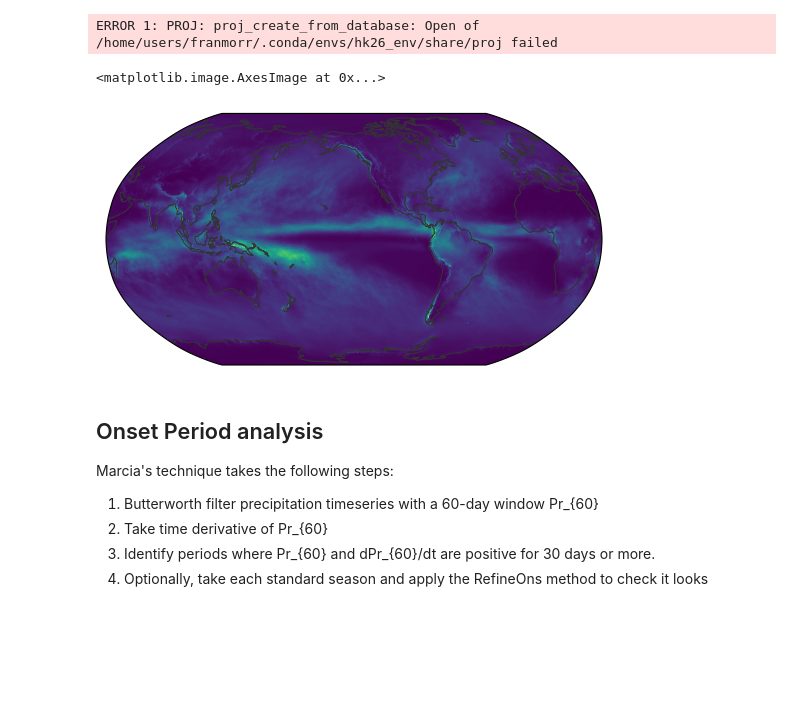
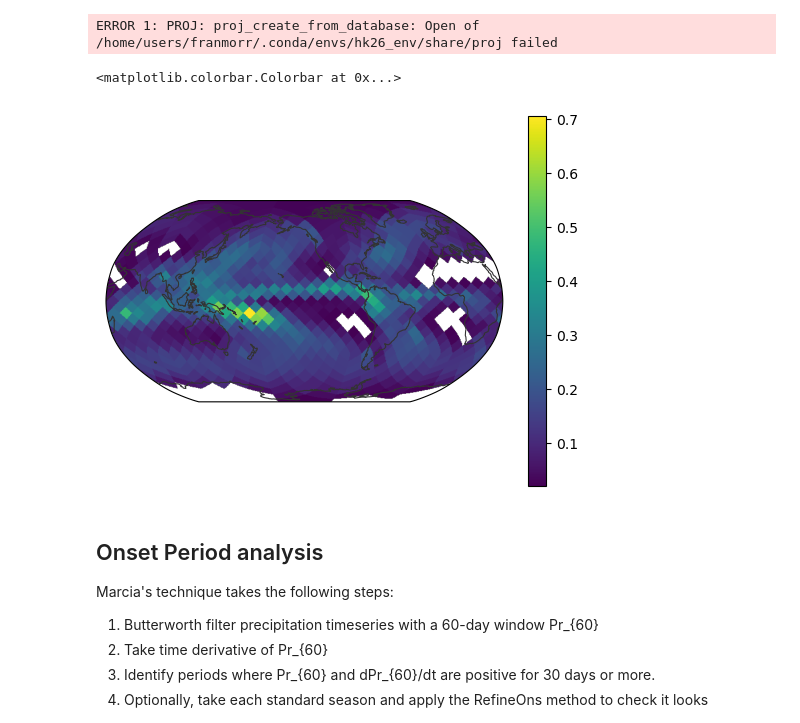
Before and after one commit to fran-morris-research/hackathon-monsoons, a Jupyter notebook: onset_identification/healpix_timeseries.ipynb, the cells around one changed output. Saved outputs shown, nothing was run; the diff lists cells and outputs as text; code cells hidden in the pictures; blank space fills up the shorter version.

Commit message:
unit conversion

```diff
--- a/onset_identification/healpix_timeseries.ipynb
+++ b/onset_identification/healpix_timeseries.ipynb
@@ -35,12 +35,15 @@ cat = intake.open_catalog(url)['UK']
 # sim = 'um_glm_n2560_RAL3p3_tuned_hk26'
 sim = 'um_glm_n1280_GAL9_v2_hk26'
 sim_cat = cat[sim]
-ds = sim_cat(zoom=7, time='PT1H').to_dask().pipe(hp_mods)
+ds = sim_cat(zoom=3, time='PT1H').to_dask().pipe(hp_mods)
 # %%
-egh.healpix_show(ds.pr.mean(dim="time"))
+pr=ds.pr.mean(dim="time")*3600
+pr.units=="mm h-1"
+im=egh.healpix_show(pr.where(pr>0.02))
+plt.colorbar(im)
 # %% [output]
-<matplotlib.image.AxesImage at 0x...>
+<matplotlib.colorbar.Colorbar at 0x...>
-[figure, old version]
+[figure, new version]
 # %% [markdown]
 ## Onset Period analysis
 
```
Also changed, not shown: parts of 1 cell of this notebook.
